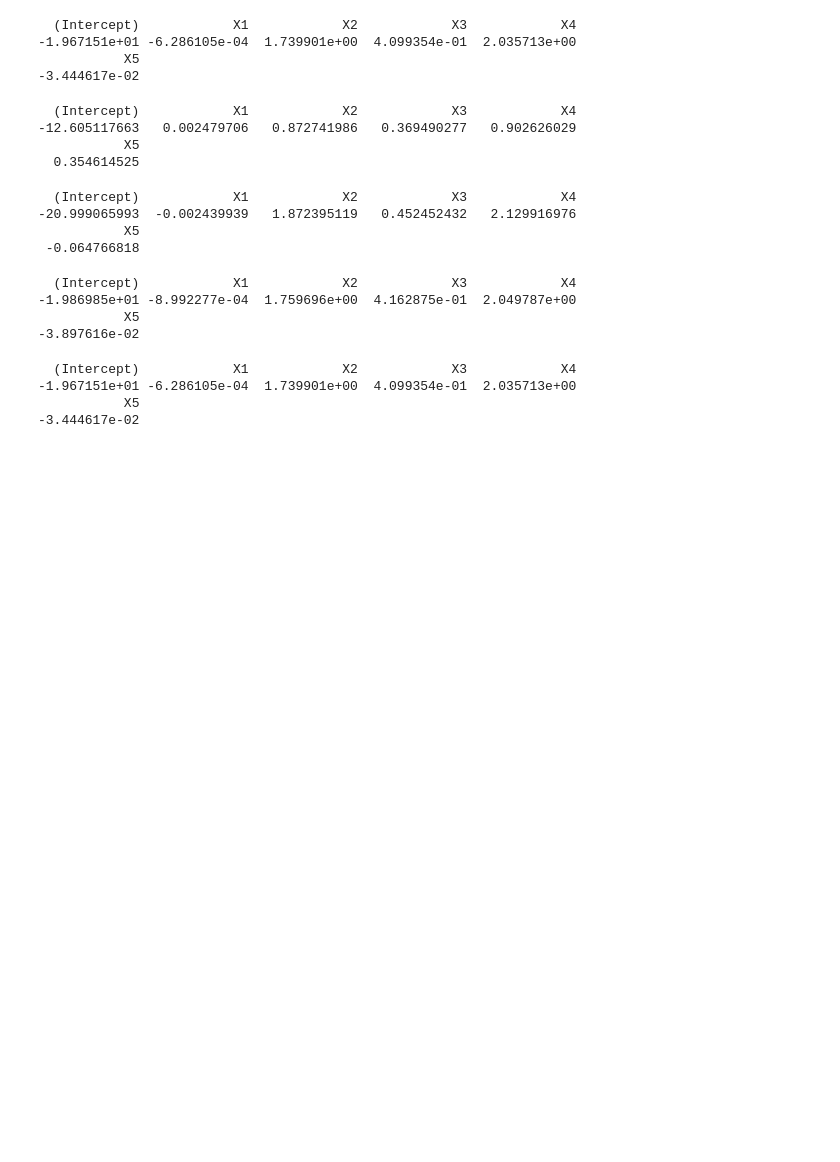
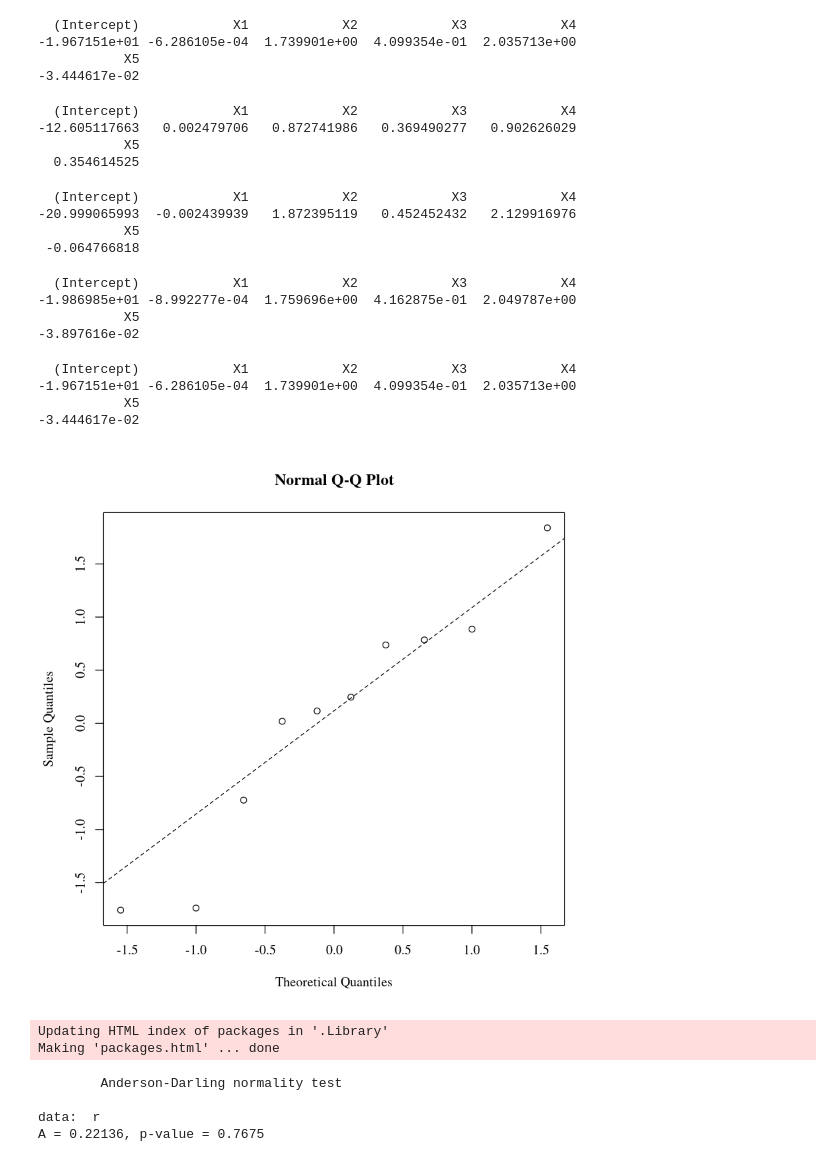
Before and after one commit to jgomezz/MsEstadAplic_MetodosEstadisticos, a Jupyter notebook: RegresionAplicada-12-Residuales.ipynb, the cells around one changed output. Drawn from its saved outputs; the diff is of its cells as text; code cells hidden in the pictures; blank space fills up the shorter version.

```diff
--- a/RegresionAplicada-12-Residuales.ipynb
+++ b/RegresionAplicada-12-Residuales.ipynb
@@ -270,3 +270,30 @@ coef(Autopartes.m1.p)
 -1.967151e+01 -6.286105e-04  1.739901e+00  4.099354e-01  2.035713e+00
            X5
 -3.444617e-02
+# %%
+######################################
+#    NORMALIDAD DE LOS ERRORES
+######################################
+
+# Grafico Q-Q
+qqnorm(r)
+qqline(r, lty = 2)
+# %% [output]
+[figure, added]
+# %%
+# Aplicar la prueba de Anderson Darling a los residuales
+# estunderizandos o estandarizados
+install.packages("nortest")
+library(nortest)
+# %% [output]
+Updating HTML index of packages in '.Library'
+Making 'packages.html' ... done
+# %%
+Autopartes.m1 <- lm(Y ~ X1 + X2 + X3 + X4 + X5)
+r <- rstandard(Autopartes.m1)
+ad.test(r)
+# %% [output]
+        Anderson-Darling normality test
+
+data:  r
+A = 0.22136, p-value = 0.7675
```
Also changed, not shown: parts of 2 cells of this notebook.
